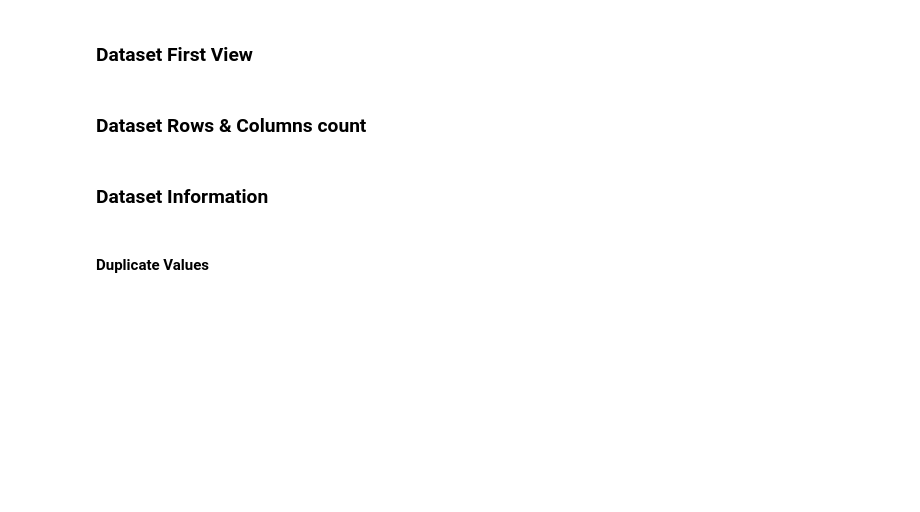
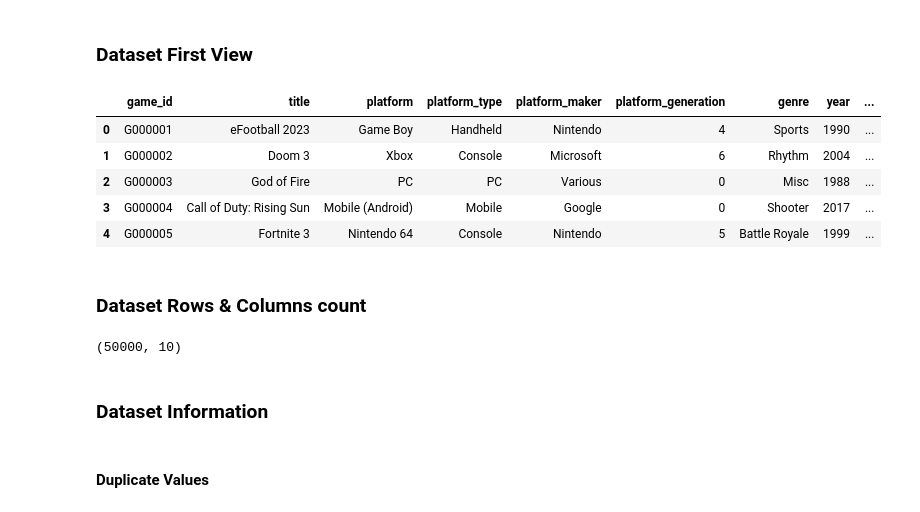
Before and after one commit to VishalChauhan85/Video-Game-Sales-EDA-Capstone, a Jupyter notebook: Video_Game_Sales_&_Metacritic_Intelligence_(Vishal_Chauhan).ipynb, the cells around one changed output. Drawn from its saved outputs; the diff is of its cells as text; code cells hidden in the pictures; blank space fills up the shorter version.

```diff
--- a/Video_Game_Sales_&_Metacritic_Intelligence_(Vishal_Chauhan).ipynb
+++ b/Video_Game_Sales_&_Metacritic_Intelligence_(Vishal_Chauhan).ipynb
@@ -77,2 +76,5 @@ Drive already mounted at /content/drive; to attempt to forcibly remount, call dr
+# %%
+file_path = "/content/drive/MyDrive/AIML/games-selected-columns.csv"
+df = pd.read_csv(file_path)
 # %% [markdown]
 ### Dataset First View
@@ -81,2 +81,11 @@ Drive already mounted at /content/drive; to attempt to forcibly remount, call dr
+# %%
+display(df.head())
+# %% [output]
+|  | game_id | title | platform | platform_type | platform_maker | platform_generation | genre | year | ... |
+| 0 | G000001 | eFootball 2023 | Game Boy | Handheld | Nintendo | 4 | Sports | 1990 | ... |
+| 1 | G000002 | Doom 3 | Xbox | Console | Microsoft | 6 | Rhythm | 2004 | ... |
+| 2 | G000003 | God of Fire | PC | PC | Various | 0 | Misc | 1988 | ... |
+| 3 | G000004 | Call of Duty: Rising Sun | Mobile (Android) | Mobile | Google | 0 | Shooter | 2017 | ... |
+| 4 | G000005 | Fortnite 3 | Nintendo 64 | Console | Nintendo | 5 | Battle Royale | 1999 | ... |
 # %% [markdown]
 ### Dataset Rows & Columns count
@@ -85,3 +92,7 @@ Drive already mounted at /content/drive; to attempt to forcibly remount, call dr
+# %%
+df.shape
+# %% [output]
+(50000, 10)
 # %% [markdown]
 ### Dataset Information
 # %%
```
Also changed, not shown: parts of 7 cells of this notebook.
